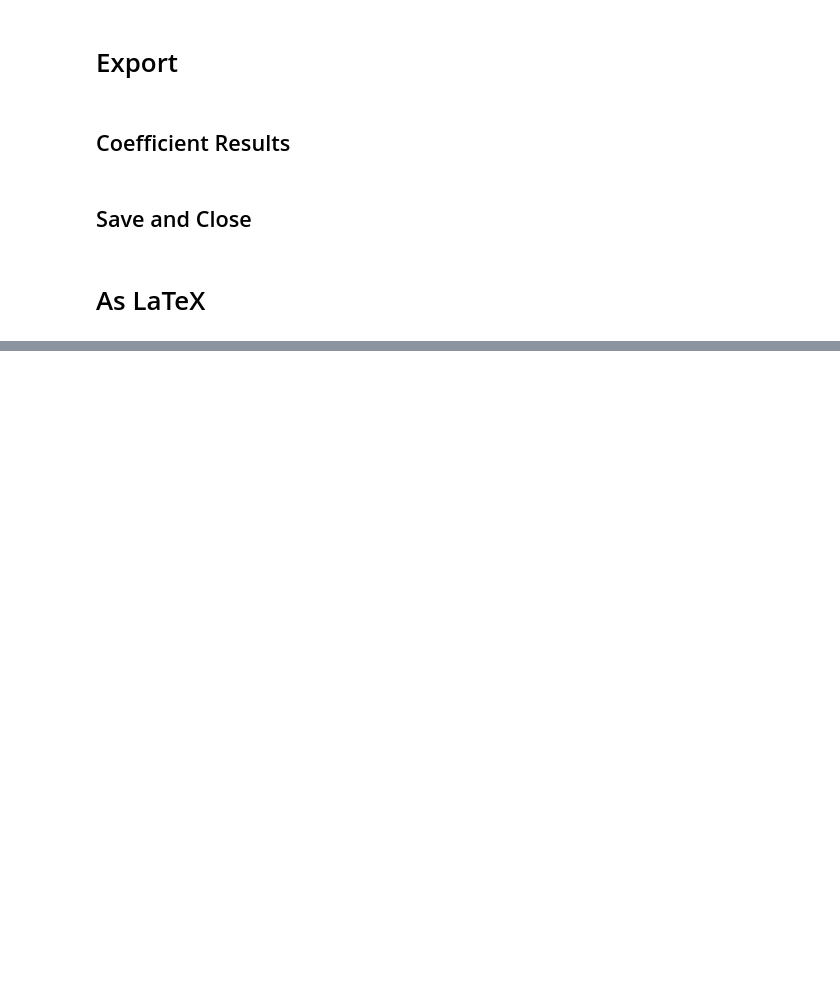
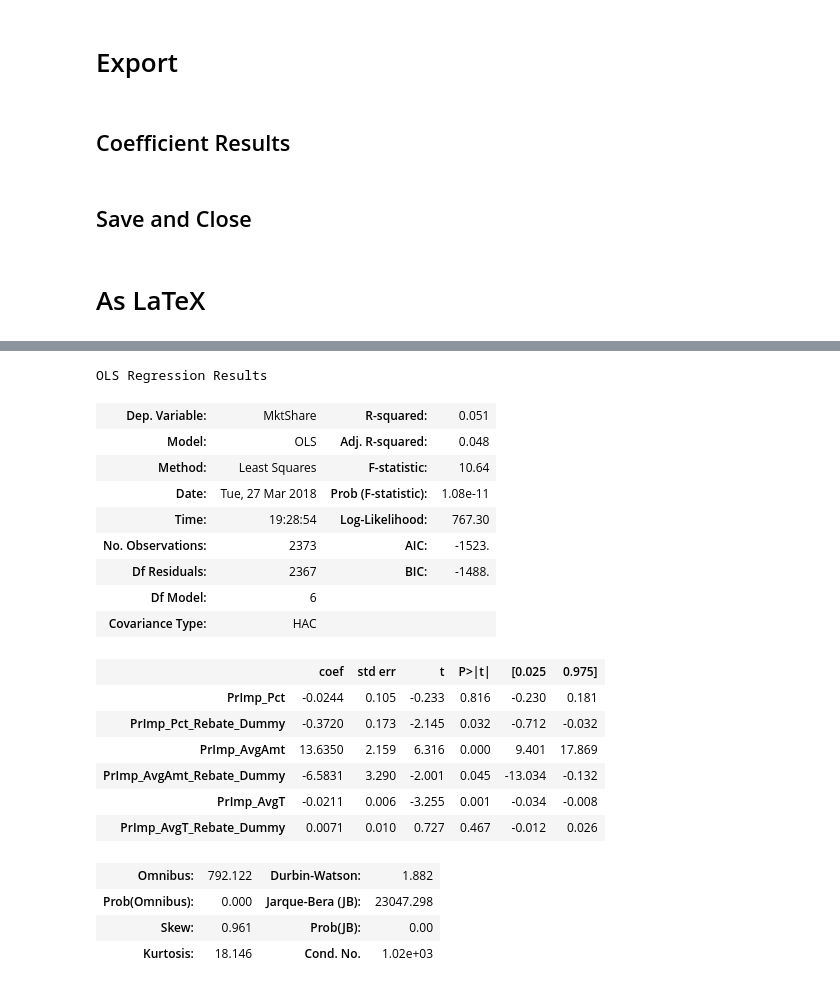
Before and after one commit to SA3291/OrderRoutingAndPFOF, a Jupyter notebook: notebooks/Regressions_OLS.ipynb, the cells around one changed output, grey strips where cells are left out. Drawn from its saved outputs; the diff is of its cells as text; code cells hidden in the pictures; blank space fills up the shorter version.

```diff
--- a/notebooks/Regressions_OLS.ipynb
+++ b/notebooks/Regressions_OLS.ipynb
@@ -354,0 +397,31 @@ for x in range(0,10)]
+# %%
+disclude = [] + ['COR Clearing'] #+ disclude2
+
+data = data_df_dmd[data_df_dmd['Broker'].apply(lambda x: x not in disclude)][fit_formulae[0]]
+
+X = data.iloc[:,1:]
+Y = data.iloc[:,0]
+
+sm.OLS(Y, X, missing = 'drop').fit().get_robustcov_results(cov_type='HAC', maxlags = 1).summary()
+# %% [output]
+OLS Regression Results
+| Dep. Variable: | MktShare | R-squared: | 0.051 |
+| Model: | OLS | Adj. R-squared: | 0.048 |
+| Method: | Least Squares | F-statistic: | 10.64 |
+| Date: | Tue, 27 Mar 2018 | Prob (F-statistic): | 1.08e-11 |
+| Time: | 19:28:54 | Log-Likelihood: | 767.30 |
+| No. Observations: | 2373 | AIC: | -1523. |
+| Df Residuals: | 2367 | BIC: | -1488. |
+| Df Model: | 6 |  |  |
+| Covariance Type: | HAC |  |  |
+|  | coef | std err | t | P>|t| | [0.025 | 0.975] |
+| PrImp_Pct | -0.0244 | 0.105 | -0.233 | 0.816 | -0.230 | 0.181 |
+| PrImp_Pct_Rebate_Dummy | -0.3720 | 0.173 | -2.145 | 0.032 | -0.712 | -0.032 |
+| PrImp_AvgAmt | 13.6350 | 2.159 | 6.316 | 0.000 | 9.401 | 17.869 |
+| PrImp_AvgAmt_Rebate_Dummy | -6.5831 | 3.290 | -2.001 | 0.045 | -13.034 | -0.132 |
+| PrImp_AvgT | -0.0211 | 0.006 | -3.255 | 0.001 | -0.034 | -0.008 |
+| PrImp_AvgT_Rebate_Dummy | 0.0071 | 0.010 | 0.727 | 0.467 | -0.012 | 0.026 |
+| Omnibus: | 792.122 | Durbin-Watson: | 1.882 |
+| Prob(Omnibus): | 0.000 | Jarque-Bera (JB): | 23047.298 |
+| Skew: | 0.961 | Prob(JB): | 0.00 |
+| Kurtosis: | 18.146 | Cond. No. | 1.02e+03 |
```
Also changed, not shown: parts of 20 cells of this notebook, 3 other files.
